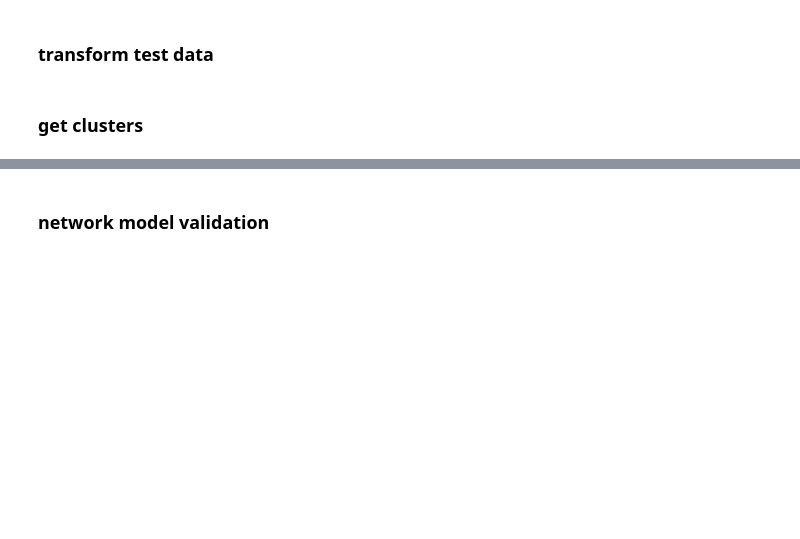
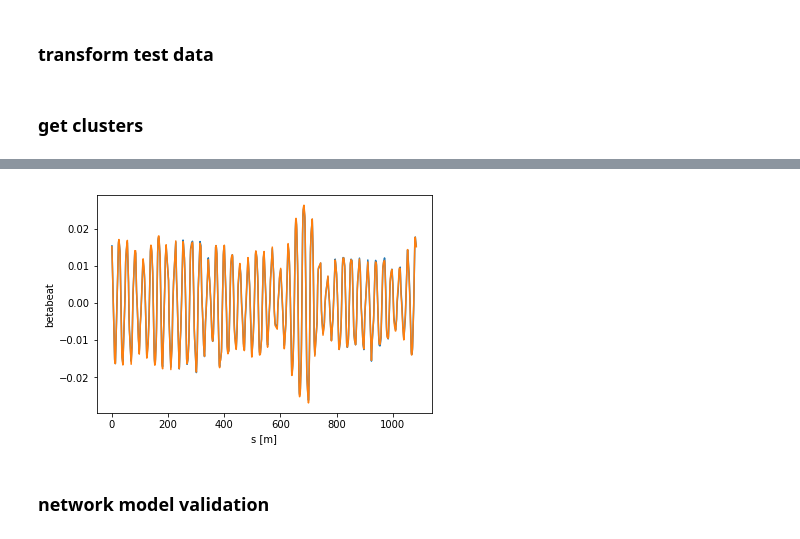
Before and after one commit to drabusov/predict_correctors, a Jupyter notebook: network.ipynb, the cells around one changed output, grey strips where cells are left out. Drawn from its saved outputs; the diff is of its cells as text; code cells hidden in the pictures; blank space fills up the shorter version.

```diff
--- a/network.ipynb
+++ b/network.ipynb
@@ -297,2 +257,14 @@ plt.show();
+# %%
+plt.plot(twiss_err['s'], twiss_err['betx'] / twiss['betx'] - 1)
+plt.plot(twiss_cluster['s'], twiss_cluster['betx'] / twiss['betx'] - 1)
+
+#plt.xlim(0, 1083.6 / 3)
+
+plt.xlabel("s [m]")
+plt.ylabel("betabeat")
+
+plt.show();
+# %% [output]
+[figure, added]
 # %% [markdown]
 ### network model validation
```
Also changed, not shown: parts of 20 cells of this notebook, 3 other files.
